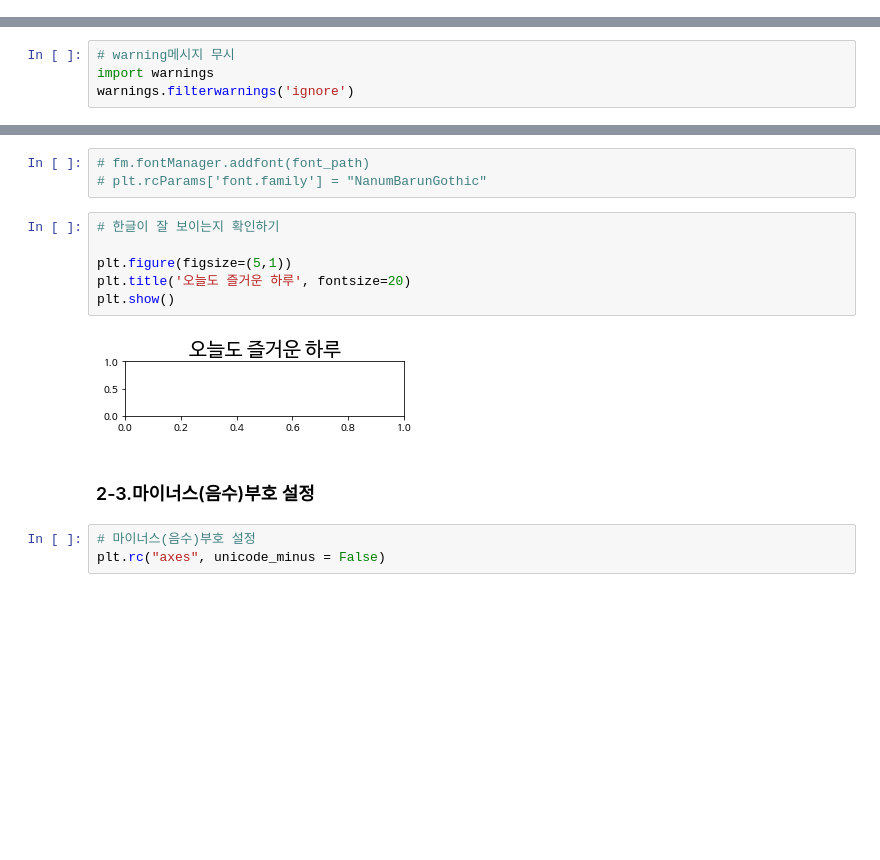
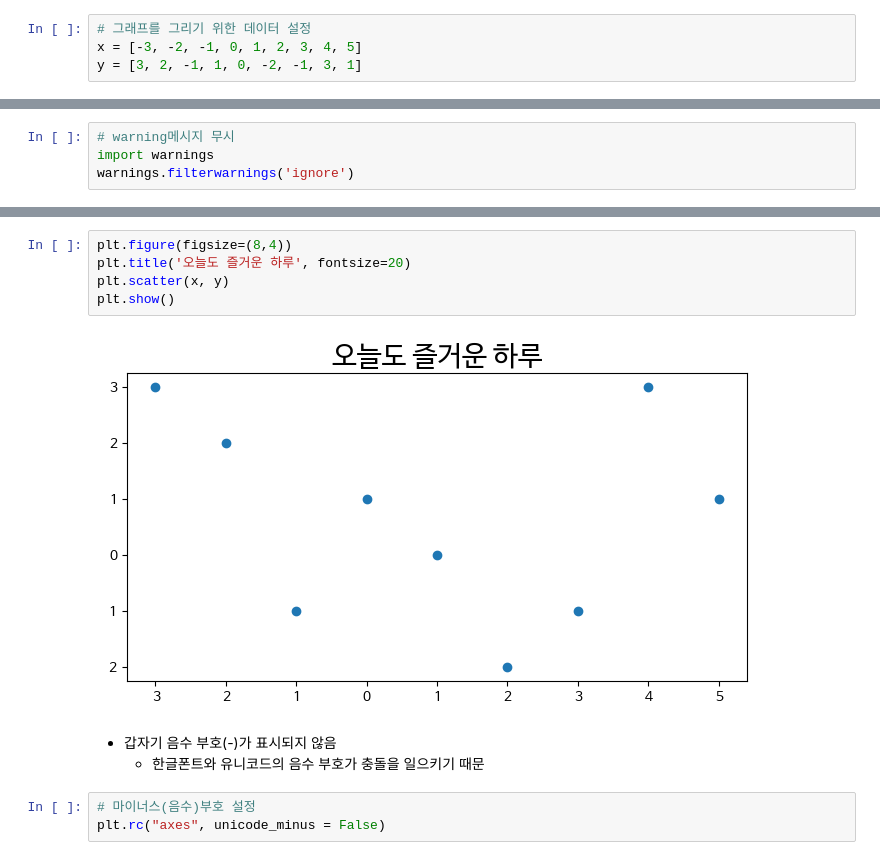
Before and after one commit to aidalabs/Lectures, a Jupyter notebook: LectureFiles/src/Py004_Matplotlib.ipynb, the cells around one changed output, grey strips where cells are left out. Drawn from its saved outputs; the diff is of its cells as text; blank space fills up the shorter version.

```diff
--- a/LectureFiles/src/Py004_Matplotlib.ipynb
+++ b/LectureFiles/src/Py004_Matplotlib.ipynb
@@ -44,0 +40,4 @@ import numpy as np
+# %%
+# 그래프를 그리기 위한 데이터 설정
+x = [-3, -2, -1, 0, 1, 2, 3, 4, 5]
+y = [3, 2, -1, 1, 0, -2, -1, 3, 1]
@@ -98,16 +98,13 @@ Processing triggers for fontconfig (2.12.6-0ubuntu2) ...
-# %%
-# fm.fontManager.addfont(font_path)
-# plt.rcParams['font.family'] = "NanumBarunGothic"
 # %%
-# 한글이 잘 보이는지 확인하기
-
-plt.figure(figsize=(5,1))
+plt.figure(figsize=(8,4))
 plt.title('오늘도 즐거운 하루', fontsize=20)
+plt.scatter(x, y)
 plt.show()
 # %% [output]
-[figure, old version]
+[figure, new version]
-# %% [markdown]
-### 2-3.마이너스(음수)부호 설정
+# %% [markdown]
+- 갑자기 음수 부호(-)가 표시되지 않음
+    - 한글폰트와 유니코드의 음수 부호가 충돌을 일으키기 때문
 # %%
 # 마이너스(음수)부호 설정
 plt.rc("axes", unicode_minus = False)
```
Also changed, not shown: parts of 164 cells of this notebook, 6 other files.
